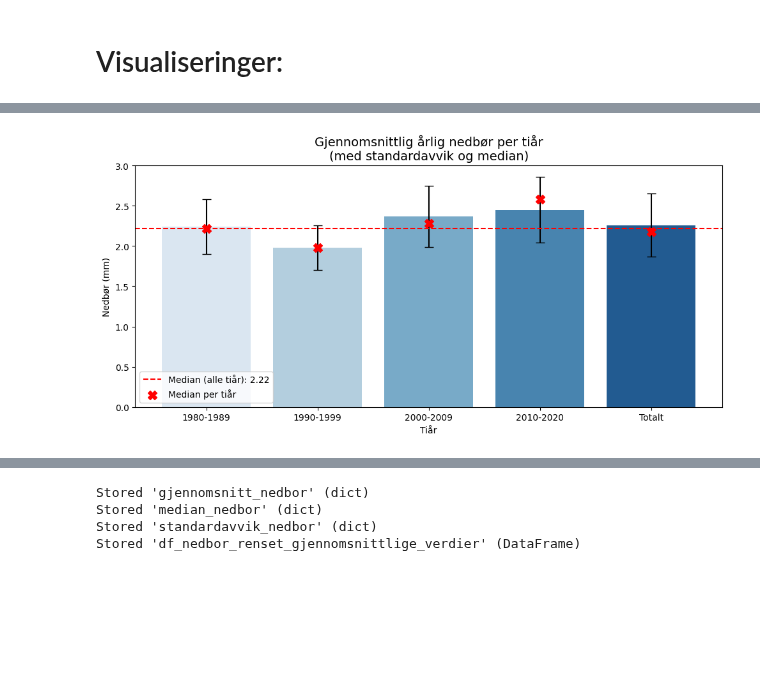
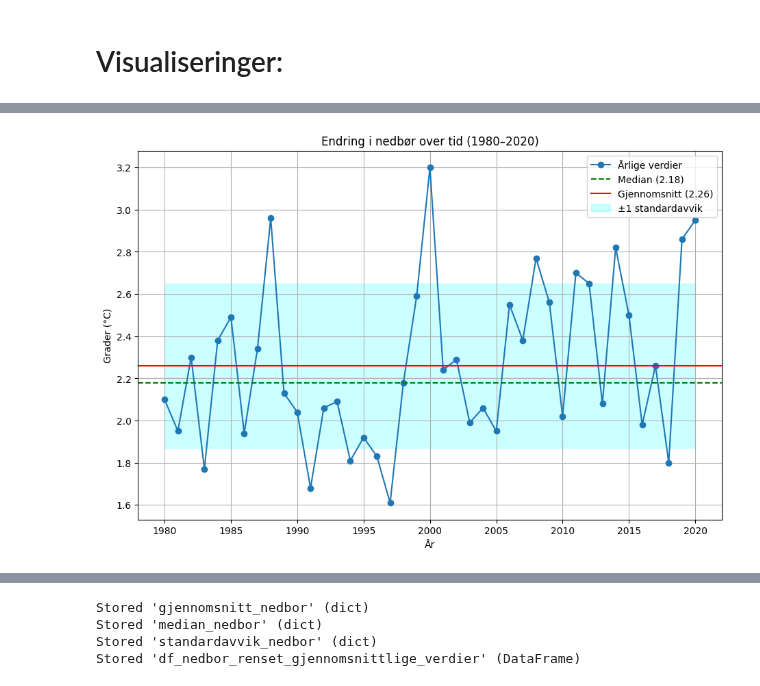
Before and after one commit to hannahnygard/TDT4114-milj.dataanalyse, a Jupyter notebook: proj_environment-main/notebooks/nedbor.ipynb, the cells around one changed output, grey strips where cells are left out. Drawn from its saved outputs; the diff is of its cells as text; code cells hidden in the pictures; blank space fills up the shorter version.

Commit message:
Opprettet felles visualiseringsklasser, og implementerte disse i hver av variablene

```diff
--- a/proj_environment-main/notebooks/nedbor.ipynb
+++ b/proj_environment-main/notebooks/nedbor.ipynb
@@ -174,41 +145,0 @@ plt.show()
-# %%
-#Henter ut data
-år = gjennomsnitt_nedbor.keys()
-gjennomsnittlige_verdier = gjennomsnitt_nedbor.values()
-median_verdier = median_nedbor.values()
-std_verdier = standardavvik_nedbor.values()
-
-#Etablerer data
-data = {
-    'Tiår': år,
-    'Gjennomsnitt': gjennomsnittlige_verdier,
-    'StdAvvik': std_verdier,
-    'Median': median_verdier
-}
-
-df = pd.DataFrame(data)
-
-# Lag plott
-plt.figure(figsize=(10, 5))
-ax = sns.barplot(data=df, x='Tiår', y='Gjennomsnitt', hue='Tiår', palette='Blues')
-
-#Legger til stolper for standardavvik (med )
-for i, row in df.iterrows():
-    ax.errorbar(x=i, y=row['Gjennomsnitt'], yerr=row['StdAvvik'], fmt='none', c='black', capsize=5)
-
-# Legg til horisontal linje for medianen av hele perioden
-median_all_years = df['Median'].median()  # Beregn medianen for hele datasettet
-plt.axhline(median_all_years, color='red', linestyle='--', label=f"Median (alle tiår): {median_all_years}")
-
-# Legg til medianen for hvert tiår som prikker
-ax.scatter(df.index, df['Median'], color='red', zorder=5, label="Median per tiår", s=100, marker='X')
-
-# Legg til tittel og akseetiketter
-plt.title("Gjennomsnittlig årlig nedbør per tiår\n(med standardavvik og median)", fontsize=14)
-plt.ylabel("Nedbør (mm)")
-plt.xlabel("Tiår")
-plt.legend()
-plt.tight_layout()
-plt.show()
-# %% [output]
-[figure, removed]
@@ -214,0 +153,12 @@ plt.show()
+# %%
+vis_statistikk(
+    df_nedbor_renset_gjennomsnittlige_verdier["year"],
+    df_nedbor_renset_gjennomsnittlige_verdier["value"],
+    median=median_nedbor["Totalt"],
+    gjennomsnitt=gjennomsnitt_nedbor["Totalt"],
+    std=standardavvik_nedbor["Totalt"],
+    tittel="Endring i nedbør over tid (1980–2020)",
+    y_label="Grader (°C)"
+)
+# %% [output]
+[figure, added]
```
Also changed, not shown: parts of 8 cells of this notebook, 4 other files.
